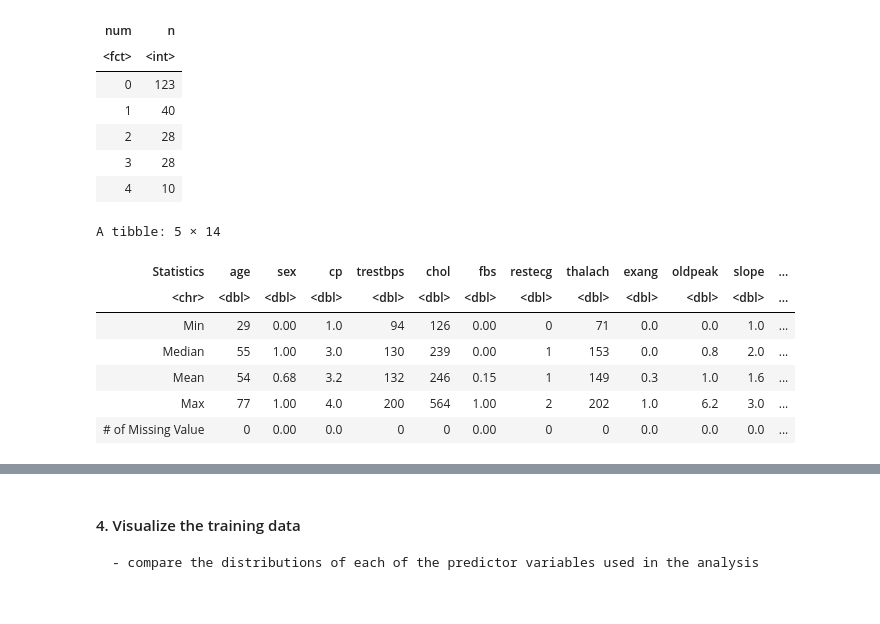
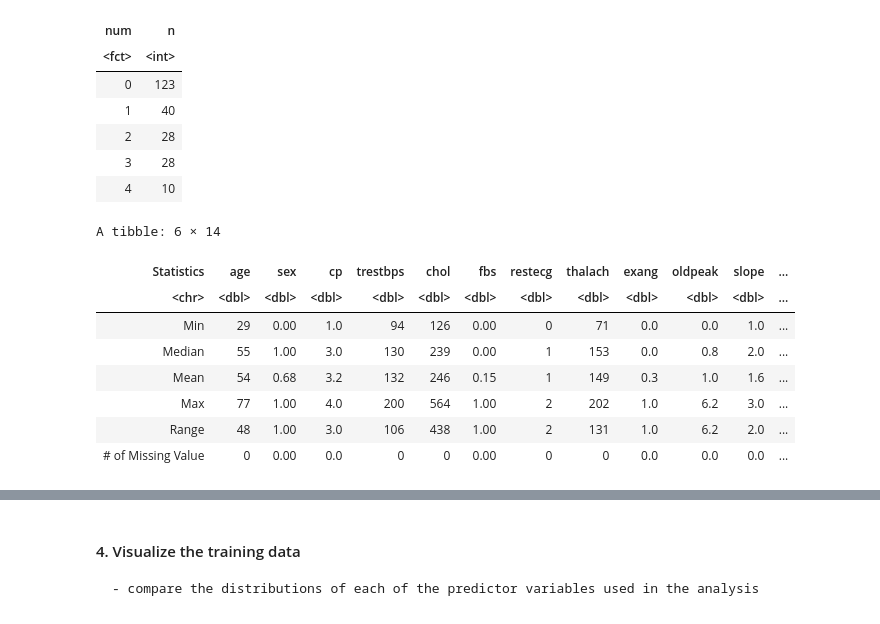
Before and after one commit to CeciH1026/DSCI_Group_Project, a Jupyter notebook: Heart Data - DSCI group proj.ipynb, the cells around one changed output, grey strips where cells are left out. Drawn from its saved outputs; the diff is of its cells as text; code cells hidden in the pictures.

Commit message:
Added coding for finding the range of predictors

```diff
--- a/Heart Data - DSCI group proj.ipynb
+++ b/Heart Data - DSCI group proj.ipynb
@@ -117,34 +117,37 @@ A tibble: 5 × 2
 # %%
 # summary statistics of predictor variables used in analysis
 options(digits=2)
 heart_mean <- heart_train%>%
                     select(-num) %>%
                     map_df(mean,na.rm = TRUE)
 
 heart_min <- heart_train %>%
                     select(-num) %>%
                     map_df(min,na.rm=TRUE)
 
 heart_max <- heart_train %>%
                     select(-num) %>%
                     map_df(max,na.rm=TRUE)
 
 heart_median <- heart_train %>%
                     select(-num) %>%
                     map_df(median,na.rm=TRUE)
 
+heart_range <- heart_max - heart_min
+
 heart_missing <- colSums(is.na(heart_train%>%select(-num)))
 # Source: https://stackoverflow.com/questions/26273663/r-how-to-total-the-number-of-na-in-each-col-of-data-frame
 
-heart_sum_pred <- rbind(heart_min,heart_median,heart_mean,heart_max,heart_missing) %>%
-                    mutate(Statistics=c('Min','Median','Mean','Max','# of Missing Value'),.before=age)
+heart_sum_pred <- rbind(heart_min,heart_median,heart_mean,heart_max,heart_range, heart_missing) %>%
+                    mutate(Statistics=c('Min','Median','Mean','Max','Range','# of Missing Value'),.before=age)
 heart_sum_pred
 # %% [output]
-A tibble: 5 × 14
+A tibble: 6 × 14
 | Statistics | age | sex | cp | trestbps | chol | fbs | restecg | thalach | exang | oldpeak | slope | ... |
 | <chr> | <dbl> | <dbl> | <dbl> | <dbl> | <dbl> | <dbl> | <dbl> | <dbl> | <dbl> | <dbl> | <dbl> | ... |
 | Min | 29 | 0.00 | 1.0 | 94 | 126 | 0.00 | 0 | 71 | 0.0 | 0.0 | 1.0 | ... |
 | Median | 55 | 1.00 | 3.0 | 130 | 239 | 0.00 | 1 | 153 | 0.0 | 0.8 | 2.0 | ... |
 | Mean | 54 | 0.68 | 3.2 | 132 | 246 | 0.15 | 1 | 149 | 0.3 | 1.0 | 1.6 | ... |
 | Max | 77 | 1.00 | 4.0 | 200 | 564 | 1.00 | 2 | 202 | 1.0 | 6.2 | 3.0 | ... |
+| Range | 48 | 1.00 | 3.0 | 106 | 438 | 1.00 | 2 | 131 | 1.0 | 6.2 | 2.0 | ... |
 | # of Missing Value | 0 | 0.00 | 0.0 | 0 | 0 | 0.00 | 0 | 0 | 0.0 | 0.0 | 0.0 | ... |
```
Also changed, not shown: parts of 2 cells of this notebook.
